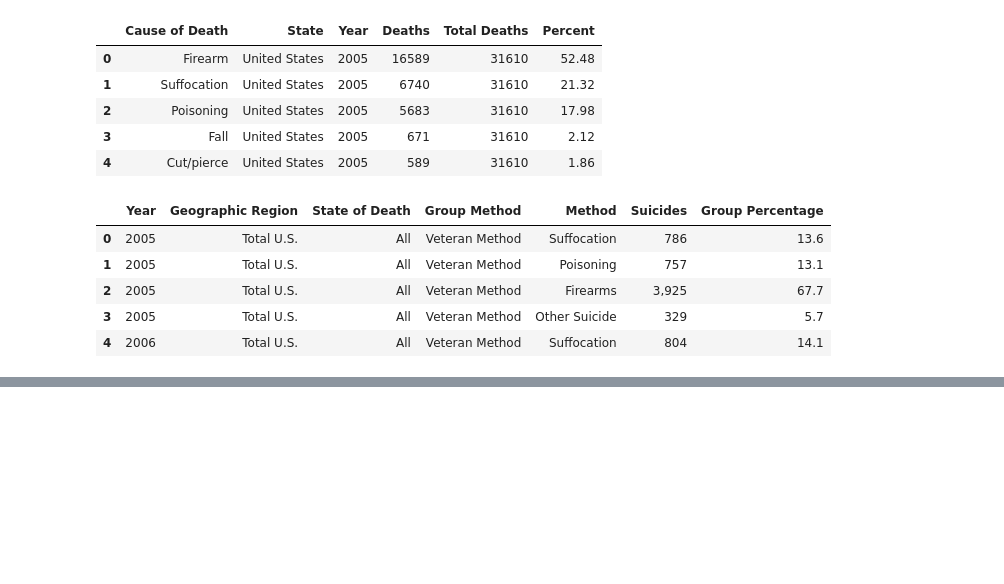
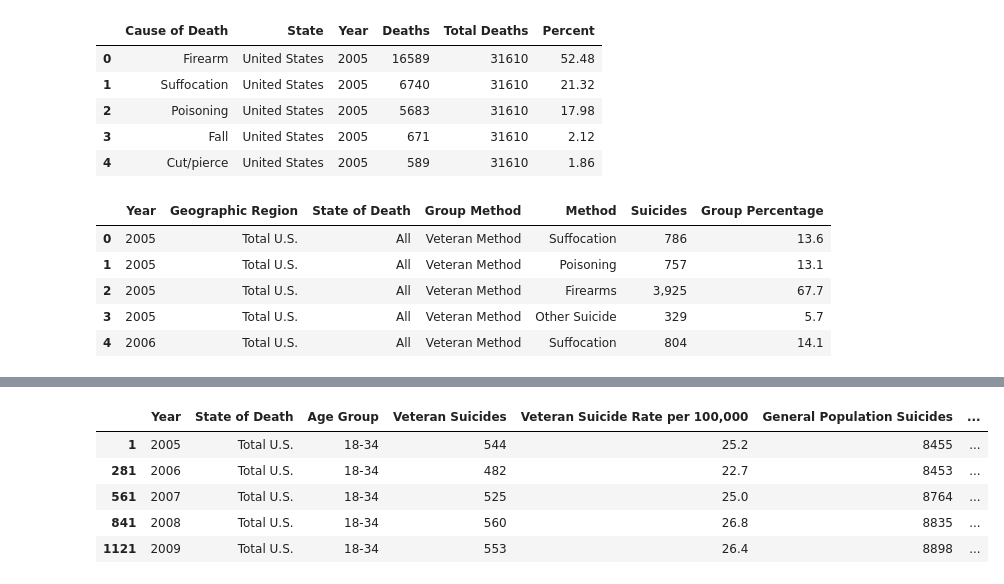
Before and after one commit to jetchechury/Project_1_SuicideAnalysis, a Jupyter notebook: Veteran Suicide Project.ipynb, the cells around one changed output, grey strips where cells are left out. Drawn from its saved outputs; the diff is of its cells as text; code cells hidden in the pictures; blank space fills up the shorter version.

```diff
--- a/Veteran Suicide Project.ipynb
+++ b/Veteran Suicide Project.ipynb
@@ -339,0 +394,7 @@ plt.savefig("../Project_1_Team_2/Suicides_Line_Graph.png")
+# %%
+# Convert object data type to string
+millennial_df['Veteran\nSuicides']=millennial_df['Veteran\nSuicides'].astype('int64')
+millennial_df['Veteran\nSuicide\nRate\nper\n100,000']=millennial_df['Veteran\nSuicide\nRate\nper\n100,000'].astype('float')
+millennial_df['General\nPopulation\nSuicides']=millennial_df['General\nPopulation\nSuicides'].astype('int64')
+millennial_df['General\nPopulation\nRate per\n100,000']=millennial_df['General\nPopulation\nRate per\n100,000'].astype('float')
+millennial_df.dtypes
@@ -339,0 +410,11 @@ plt.savefig("../Project_1_Team_2/Suicides_Line_Graph.png")
+# %%
+# Pulling age group 18-34 into new dataframe
+millennial_df2 = millennial_df.loc[millennial_df['Age\nGroup']=='18-34']
+millennial_df2.head()
+# %% [output]
+|  | Year | State of Death | Age Group | Veteran Suicides | Veteran Suicide Rate per 100,000 | General Population Suicides | ... |
+| 1 | 2005 | Total U.S. | 18-34 | 544 | 25.2 | 8455 | ... |
+| 281 | 2006 | Total U.S. | 18-34 | 482 | 22.7 | 8453 | ... |
+| 561 | 2007 | Total U.S. | 18-34 | 525 | 25.0 | 8764 | ... |
+| 841 | 2008 | Total U.S. | 18-34 | 560 | 26.8 | 8835 | ... |
+| 1121 | 2009 | Total U.S. | 18-34 | 553 | 26.4 | 8898 | ... |
```
Also changed, not shown: parts of 13 cells of this notebook, 9 other files.
